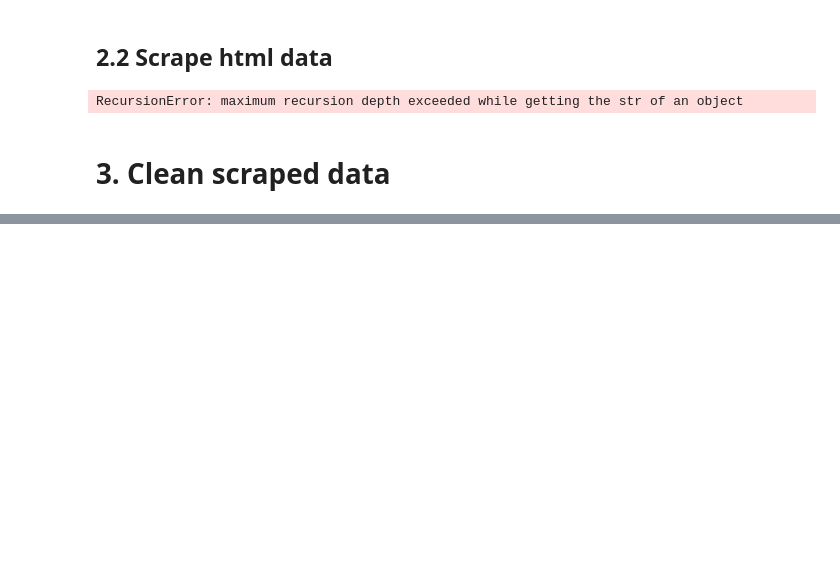
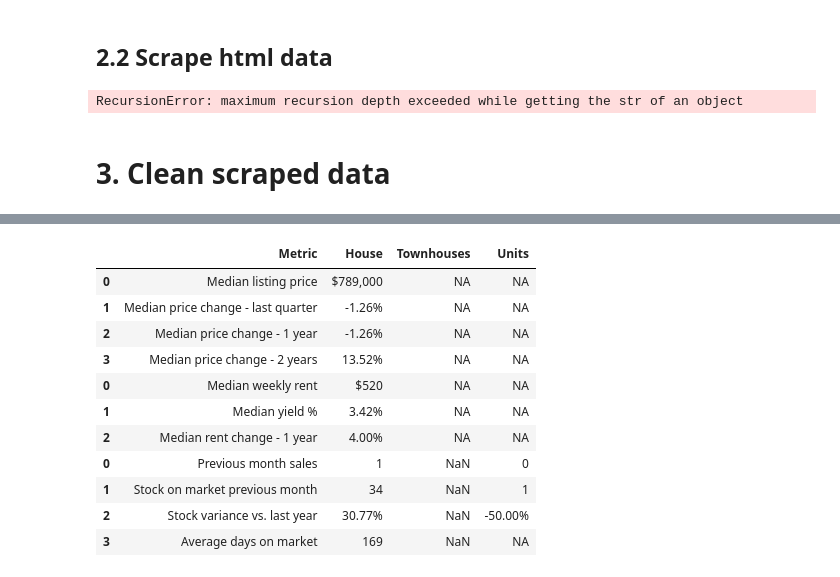
Before and after one commit to Hzye/property_market_analysis, a Jupyter notebook: scrape.ipynb, the cells around one changed output, grey strips where cells are left out. Cells and saved outputs as stored; diff of their text form; code cells hidden in the pictures; blank space fills up the shorter version.

Commit message:
start processing table data

```diff
--- a/scrape.ipynb
+++ b/scrape.ipynb
@@ -311,0 +341,19 @@ df_states = combine_clean_data(data_states)
+# %%
+pd.concat([
+    tables["braidwood"]["median"],
+    tables["braidwood"]["rental"],
+    tables["braidwood"]["sales"]
+])
+# %% [output]
+|  | Metric | House | Townhouses | Units |
+| 0 | Median listing price | $789,000 | NA | NA |
+| 1 | Median price change - last quarter | -1.26% | NA | NA |
+| 2 | Median price change - 1 year | -1.26% | NA | NA |
+| 3 | Median price change - 2 years | 13.52% | NA | NA |
+| 0 | Median weekly rent | $520 | NA | NA |
+| 1 | Median yield % | 3.42% | NA | NA |
+| 2 | Median rent change - 1 year | 4.00% | NA | NA |
+| 0 | Previous month sales | 1 | NaN | 0 |
+| 1 | Stock on market previous month | 34 | NaN | 1 |
+| 2 | Stock variance vs. last year | 30.77% | NaN | -50.00% |
+| 3 | Average days on market | 169 | NaN | NA |
```
Also changed, not shown: parts of 13 cells of this notebook, 1 other file.
